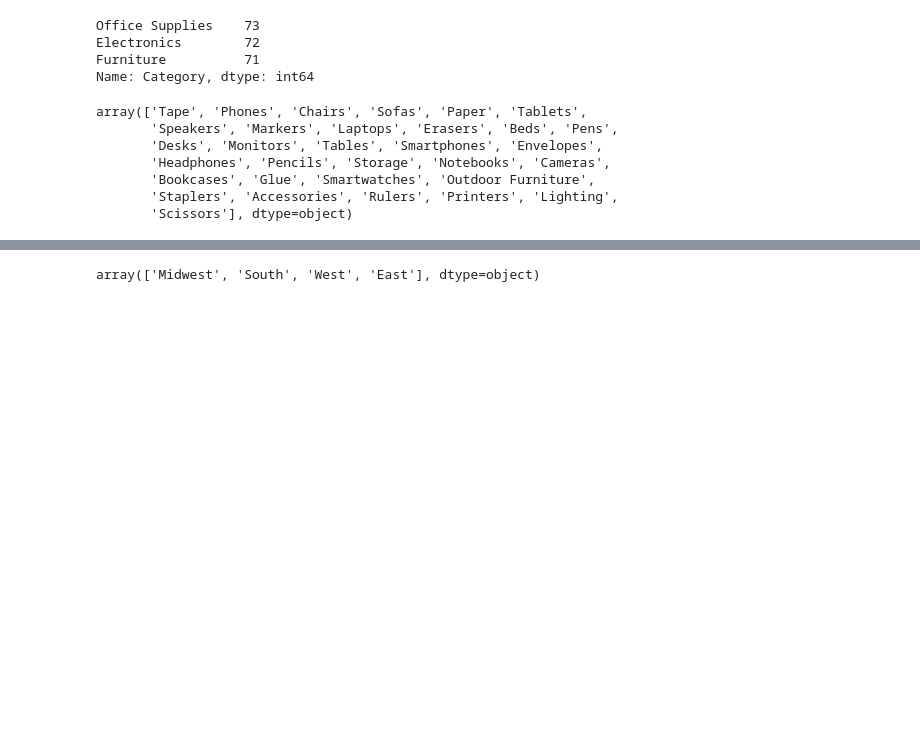
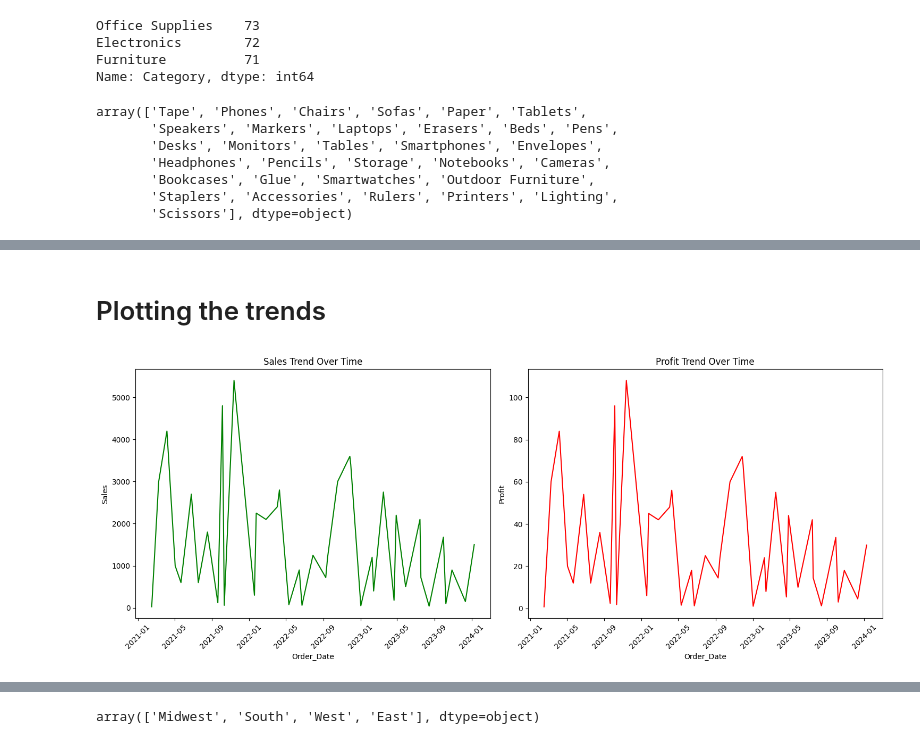
Before and after one commit to kareeeeim/Sales_Store_Overview, a Jupyter notebook: Sales_Store.ipynb, the cells around one changed output, grey strips where cells are left out. Saved outputs shown, nothing was run; the diff lists cells and outputs as text; code cells hidden in the pictures; blank space fills up the shorter version.

```diff
--- a/Sales_Store.ipynb
+++ b/Sales_Store.ipynb
@@ -118,0 +131,19 @@ Text(0.5, 1.0, 'best 5 Products Deliverd Ground')
+# %% [markdown]
+# Plotting the trends
+# %%
+time_series_data = df.groupby('Order_Date').agg({'Sales': 'sum', 'Profit': 'sum'}).reset_index()
+plt.figure(figsize=(15, 6))
+# Sales Trend
+plt.subplot(1, 2, 1)
+sns.lineplot(data=time_series_data, x='Order_Date', y='Sales', color='green')
+plt.title('Sales Trend Over Time')
+plt.xticks(rotation=45)
+# Profit Trend
+plt.subplot(1, 2, 2)
+sns.lineplot(data=time_series_data, x='Order_Date', y='Profit', color='red')
+plt.title('Profit Trend Over Time')
+plt.xticks(rotation=45)
+plt.tight_layout()
+plt.show()
+# %% [output]
+[figure, added]
```
Also changed, not shown: parts of 32 cells of this notebook, 1 other file.
